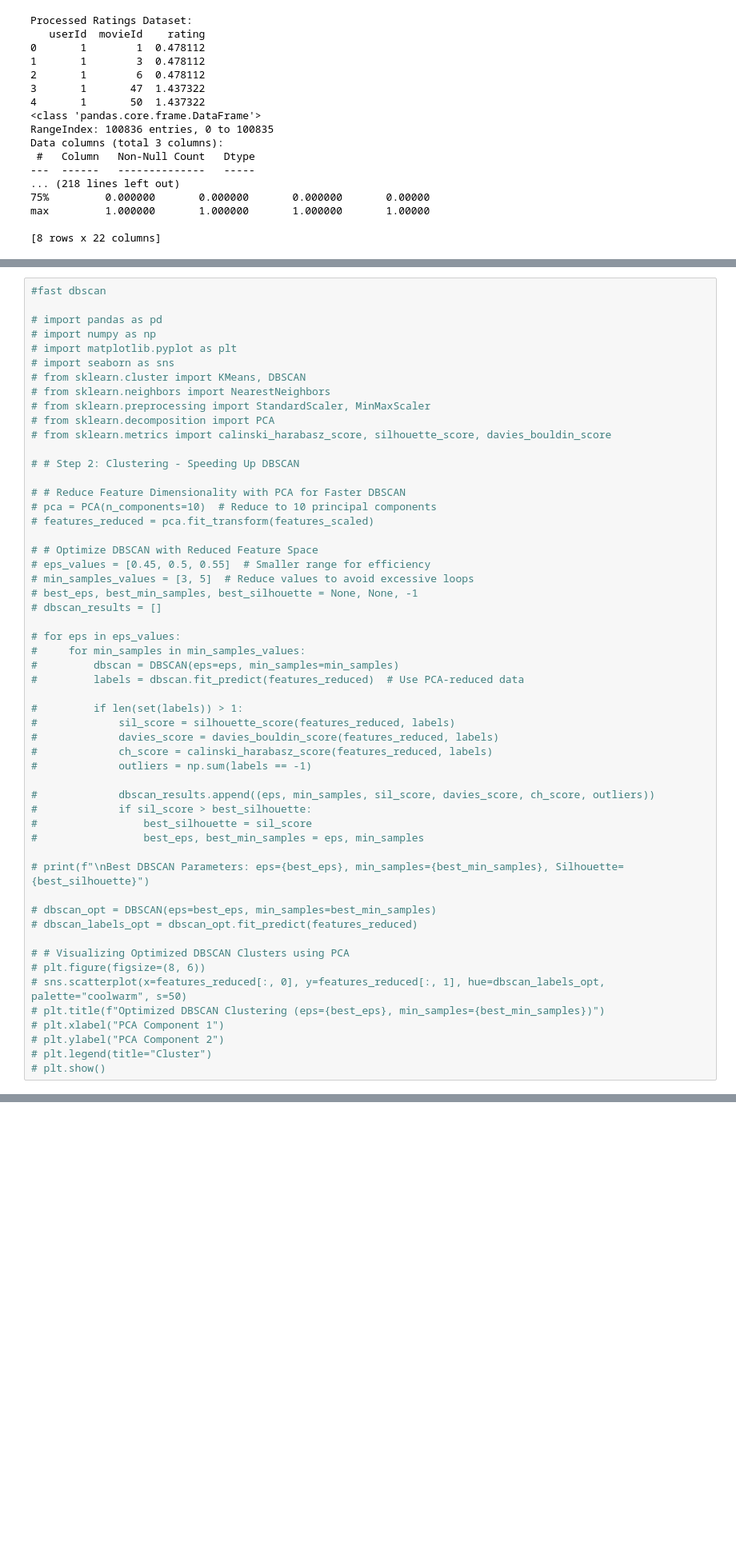
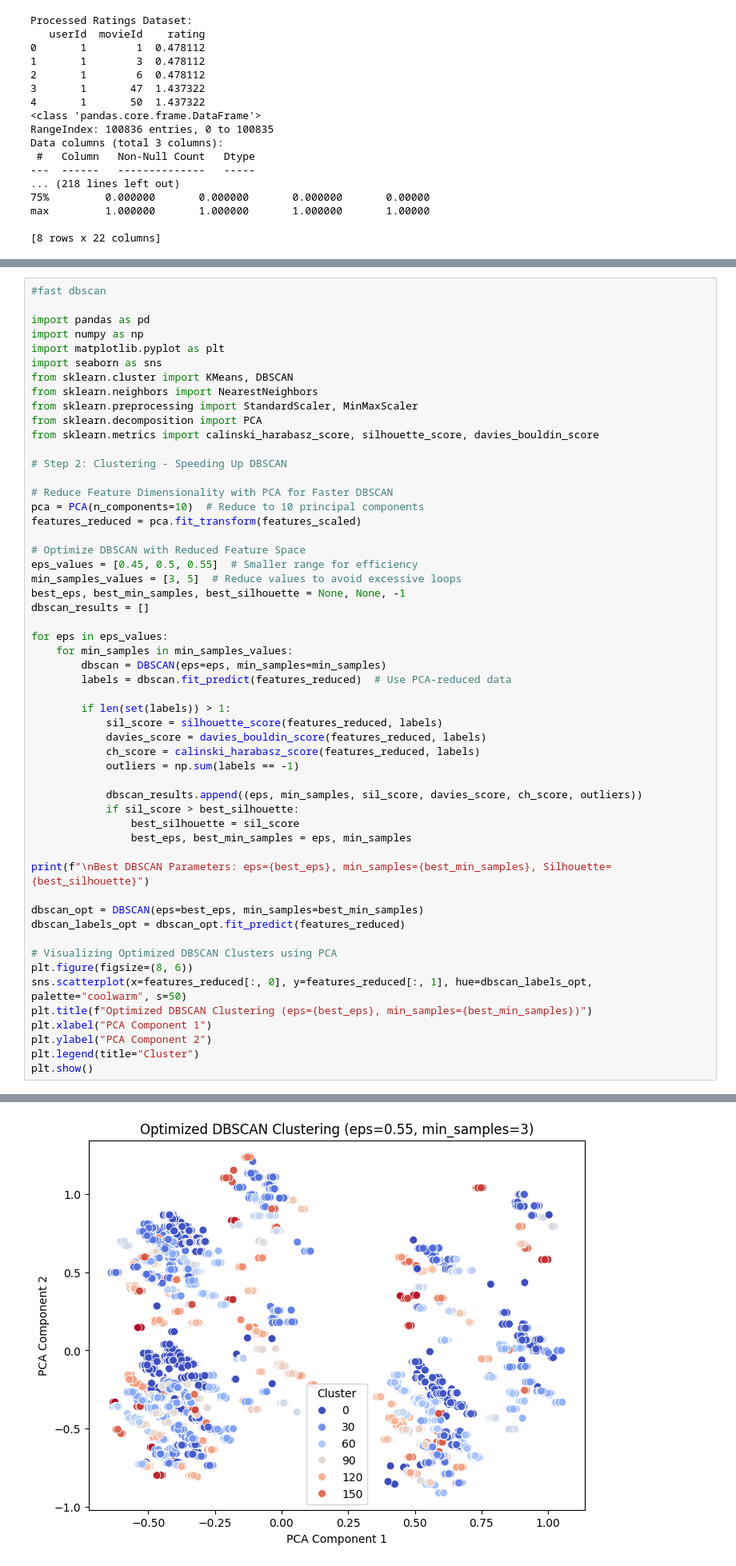
Before and after one commit to rafis-hub/daata_analysisandML, a Jupyter notebook: data_project/MOVIES.ipynb, the cells around one changed output, grey strips where cells are left out. Shown at 80% size. Cells and saved outputs as stored; diff of their text form; blank space fills up the shorter version.

```diff
--- a/data_project/MOVIES.ipynb
+++ b/data_project/MOVIES.ipynb
@@ -398,54 +394,55 @@ Passing `palette` without assigning `hue` is deprecated and will be removed in v
 # %%
 #fast dbscan
 
-# import pandas as pd
-# import numpy as np
-# import matplotlib.pyplot as plt
-# import seaborn as sns
-# from sklearn.cluster import KMeans, DBSCAN
-# from sklearn.neighbors import NearestNeighbors
-# from sklearn.preprocessing import StandardScaler, MinMaxScaler
-# from sklearn.decomposition import PCA
-# from sklearn.metrics import calinski_harabasz_score, silhouette_score, davies_bouldin_score
+import pandas as pd
+import numpy as np
+import matplotlib.pyplot as plt
+import seaborn as sns
+from sklearn.cluster import KMeans, DBSCAN
+from sklearn.neighbors import NearestNeighbors
+from sklearn.preprocessing import StandardScaler, MinMaxScaler
+from sklearn.decomposition import PCA
+from sklearn.metrics import calinski_harabasz_score, silhouette_score, davies_bouldin_score
 
-# # Step 2: Clustering - Speeding Up DBSCAN
+# Step 2: Clustering - Speeding Up DBSCAN
 
-# # Reduce Feature Dimensionality with PCA for Faster DBSCAN
-# pca = PCA(n_components=10)  # Reduce to 10 principal components
-# features_reduced = pca.fit_transform(features_scaled)
+# Reduce Feature Dimensionality with PCA for Faster DBSCAN
+pca = PCA(n_components=10)  # Reduce to 10 principal components
+features_reduced = pca.fit_transform(features_scaled)
 
-# # Optimize DBSCAN with Reduced Feature Space
-# eps_values = [0.45, 0.5, 0.55]  # Smaller range for efficiency
-# min_samples_values = [3, 5]  # Reduce values to avoid excessive loops
-# best_eps, best_min_samples, best_silhouette = None, None, -1
-# dbscan_results = []
+# Optimize DBSCAN with Reduced Feature Space
+eps_values = [0.45, 0.5, 0.55]  # Smaller range for efficiency
+min_samples_values = [3, 5]  # Reduce values to avoid excessive loops
+best_eps, best_min_samples, best_silhouette = None, None, -1
+dbscan_results = []
 
-# for eps in eps_values:
-#     for min_samples in min_samples_values:
-#         dbscan = DBSCAN(eps=eps, min_samples=min_samples)
-#         labels = dbscan.fit_predict(features_reduced)  # Use PCA-reduced data
+for eps in eps_values:
+    for min_samples in min_samples_values:
+        dbscan = DBSCAN(eps=eps, min_samples=min_samples)
+        labels = dbscan.fit_predict(features_reduced)  # Use PCA-reduced data
 
-#         if len(set(labels)) > 1:
-#             sil_score = silhouette_score(features_reduced, labels)
-#             davies_score = davies_bouldin_score(features_reduced, labels)
-#             ch_score = calinski_harabasz_score(features_reduced, labels)
-#             outliers = np.sum(labels == -1)
+        if len(set(labels)) > 1:
+            sil_score = silhouette_score(features_reduced, labels)
+            davies_score = davies_bouldin_score(features_reduced, labels)
+            ch_score = calinski_harabasz_score(features_reduced, labels)
+            outliers = np.sum(labels == -1)
 
-#             dbscan_results.append((eps, min_samples, sil_score, davies_score, ch_score, outliers))
-#             if sil_score > best_silhouette:
-#                 best_silhouette = sil_score
-#                 best_eps, best_min_samples = eps, min_samples
+            dbscan_results.append((eps, min_samples, sil_score, davies_score, ch_score, outliers))
+            if sil_score > best_silhouette:
+                best_silhouette = sil_score
+                best_eps, best_min_samples = eps, min_samples
 
-# print(f"\nBest DBSCAN Parameters: eps={best_eps}, min_samples={best_min_samples}, Silhouette={best_silhouette}")
+print(f"\nBest DBSCAN Parameters: eps={best_eps}, min_samples={best_min_samples}, Silhouette={best_silhouette}")
 
-# dbscan_opt = DBSCAN(eps=best_eps, min_samples=best_min_samples)
-# dbscan_labels_opt = dbscan_opt.fit_predict(features_reduced)
+dbscan_opt = DBSCAN(eps=best_eps, min_samples=best_min_samples)
+dbscan_labels_opt = dbscan_opt.fit_predict(features_reduced)
 
-# # Visualizing Optimized DBSCAN Clusters using PCA
-# plt.figure(figsize=(8, 6))
-# sns.scatterplot(x=features_reduced[:, 0], y=features_reduced[:, 1], hue=dbscan_labels_opt, palette="coolwarm", s=50)
-# plt.title(f"Optimized DBSCAN Clustering (eps={best_eps}, min_samples={best_min_samples})")
-# plt.xlabel("PCA Component 1")
-# plt.ylabel("PCA Component 2")
-# plt.legend(title="Cluster")
-# plt.show()
+# Visualizing Optimized DBSCAN Clusters using PCA
+plt.figure(figsize=(8, 6))
+sns.scatterplot(x=features_reduced[:, 0], y=features_reduced[:, 1], hue=dbscan_labels_opt, palette="coolwarm", s=50)
+plt.title(f"Optimized DBSCAN Clustering (eps={best_eps}, min_samples={best_min_samples})")
+plt.xlabel("PCA Component 1")
+plt.ylabel("PCA Component 2")
+plt.legend(title="Cluster")
+plt.show()
+# %% [output]
@@ -452 +450,2 @@ Passing `palette` without assigning `hue` is deprecated and will be removed in v
+[figure, added]
 # %%
```
Also changed, not shown: parts of 4 cells of this notebook.
